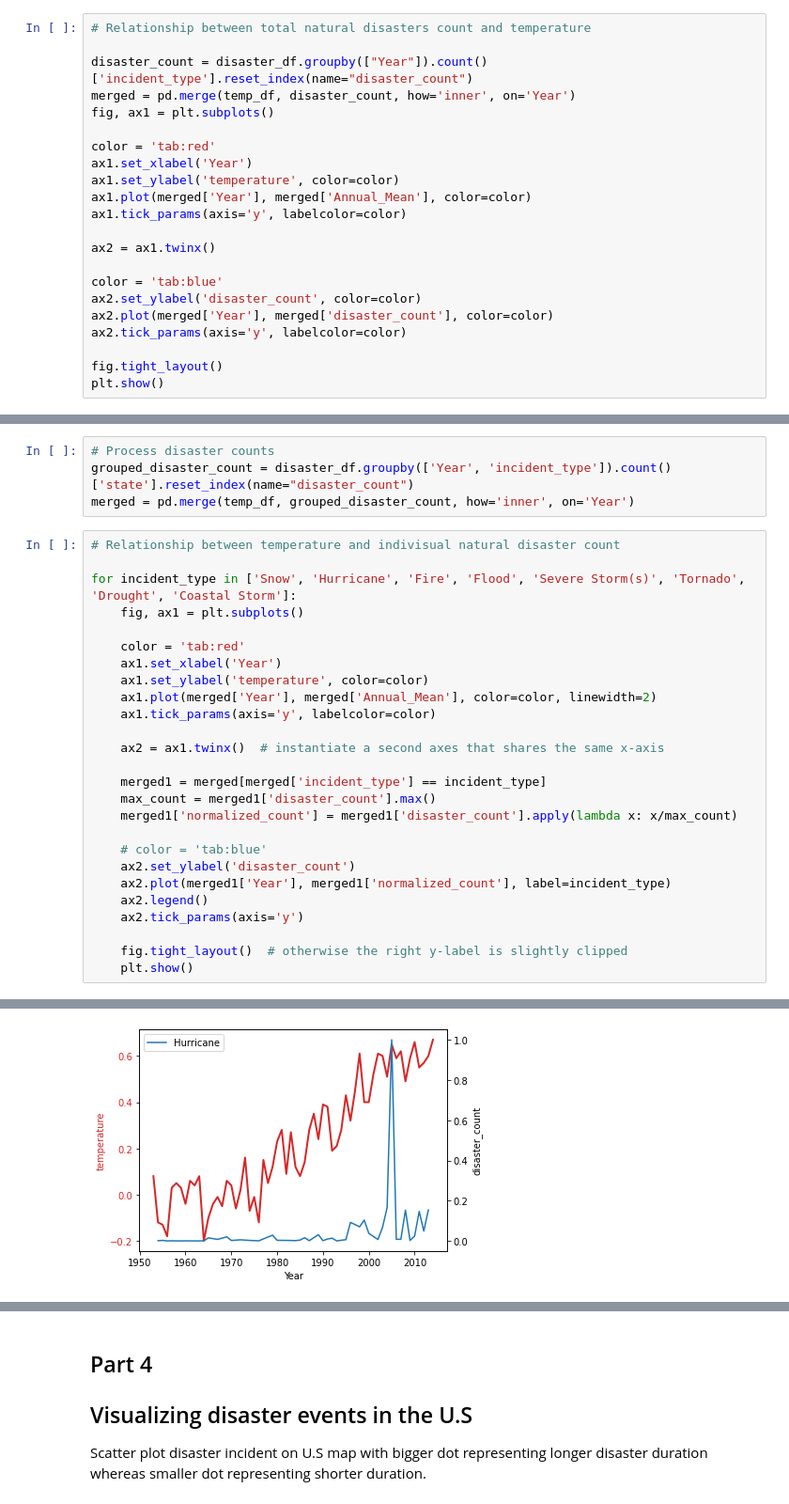
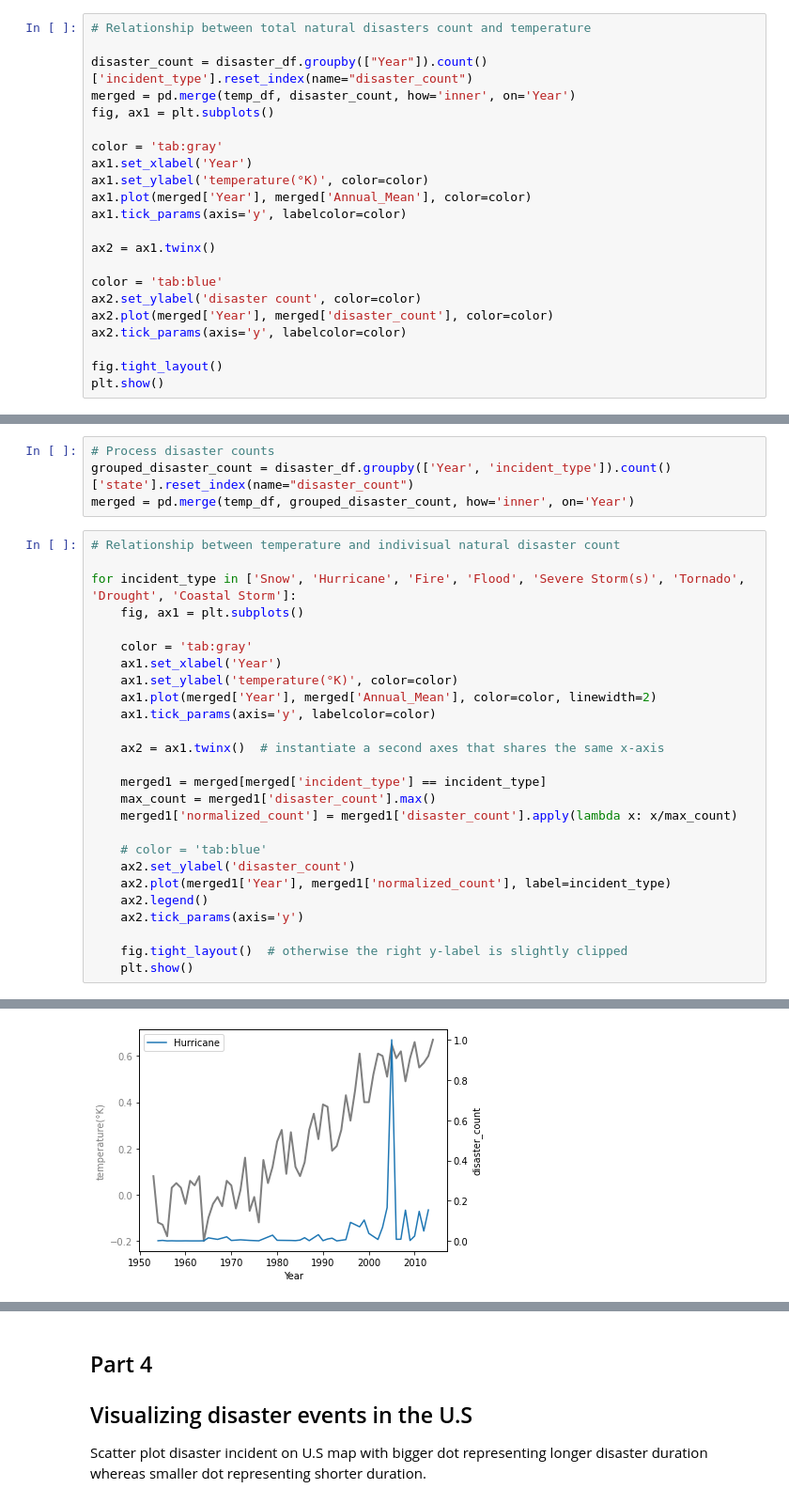
Before and after one commit to KKDJOSEPH/Analysis_on_Global_Warming, a Jupyter notebook: Analysis_on_Global_Warming_Impact.ipynb, the cells around one changed output, grey strips where cells are left out. Shown at 94% size. Drawn from its saved outputs; the diff is of its cells as text.

```diff
--- a/Analysis_on_Global_Warming_Impact.ipynb
+++ b/Analysis_on_Global_Warming_Impact.ipynb
@@ -162,16 +162,16 @@ disaster_count = disaster_df.groupby(["Year"]).count()['incident_type'].reset_in
 merged = pd.merge(temp_df, disaster_count, how='inner', on='Year')
 fig, ax1 = plt.subplots()
 
-color = 'tab:red'
+color = 'tab:gray'
 ax1.set_xlabel('Year')
-ax1.set_ylabel('temperature', color=color)
+ax1.set_ylabel('temperature(°K)', color=color)
 ax1.plot(merged['Year'], merged['Annual_Mean'], color=color)
 ax1.tick_params(axis='y', labelcolor=color)
 
 ax2 = ax1.twinx()
 
 color = 'tab:blue'
-ax2.set_ylabel('disaster_count', color=color)
+ax2.set_ylabel('disaster count', color=color)
 ax2.plot(merged['Year'], merged['disaster_count'], color=color)
 ax2.tick_params(axis='y', labelcolor=color)
 
@@ -209,9 +209,9 @@ merged = pd.merge(temp_df, grouped_disaster_count, how='inner', on='Year')
 for incident_type in ['Snow', 'Hurricane', 'Fire', 'Flood', 'Severe Storm(s)', 'Tornado', 'Drought', 'Coastal Storm']:
     fig, ax1 = plt.subplots()
 
-    color = 'tab:red'
+    color = 'tab:gray'
     ax1.set_xlabel('Year')
-    ax1.set_ylabel('temperature', color=color)
+    ax1.set_ylabel('temperature(°K)', color=color)
     ax1.plot(merged['Year'], merged['Annual_Mean'], color=color, linewidth=2)
     ax1.tick_params(axis='y', labelcolor=color)
 
@@ -234 +234 @@ for incident_type in ['Snow', 'Hurricane', 'Fire', 'Flood', 'Severe Storm(s)', '
-[figure, old version]
+[figure, new version]
```
Also changed, not shown: parts of 5 cells of this notebook.
